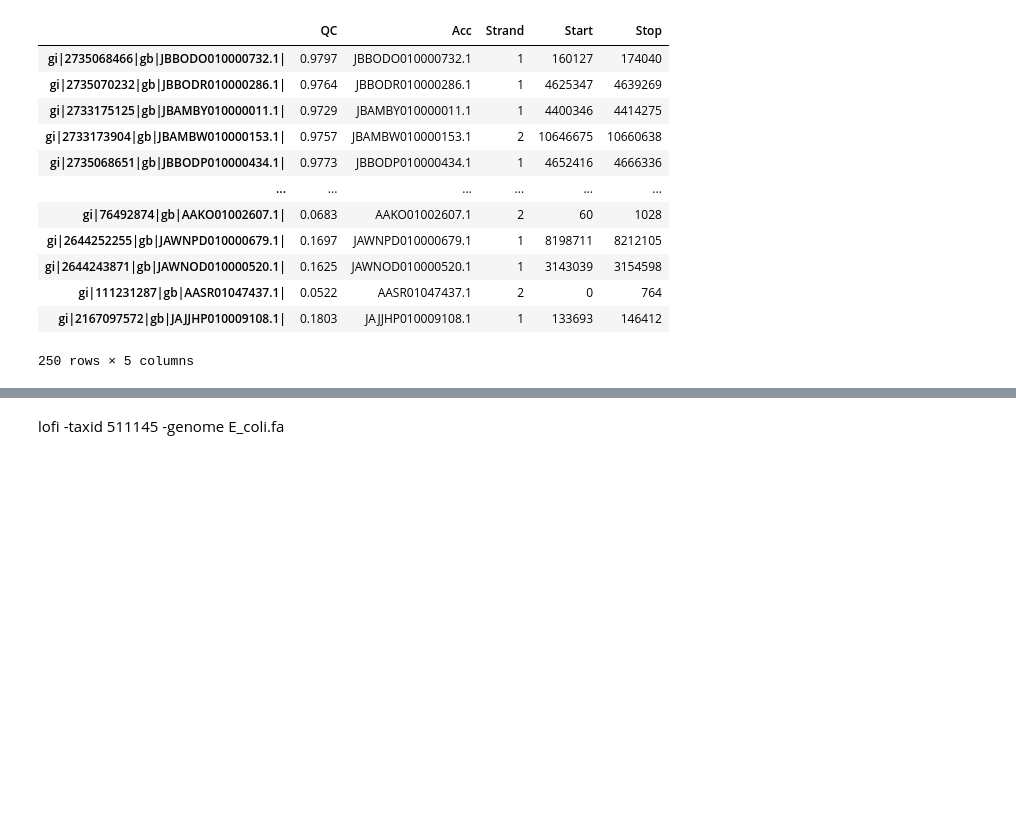
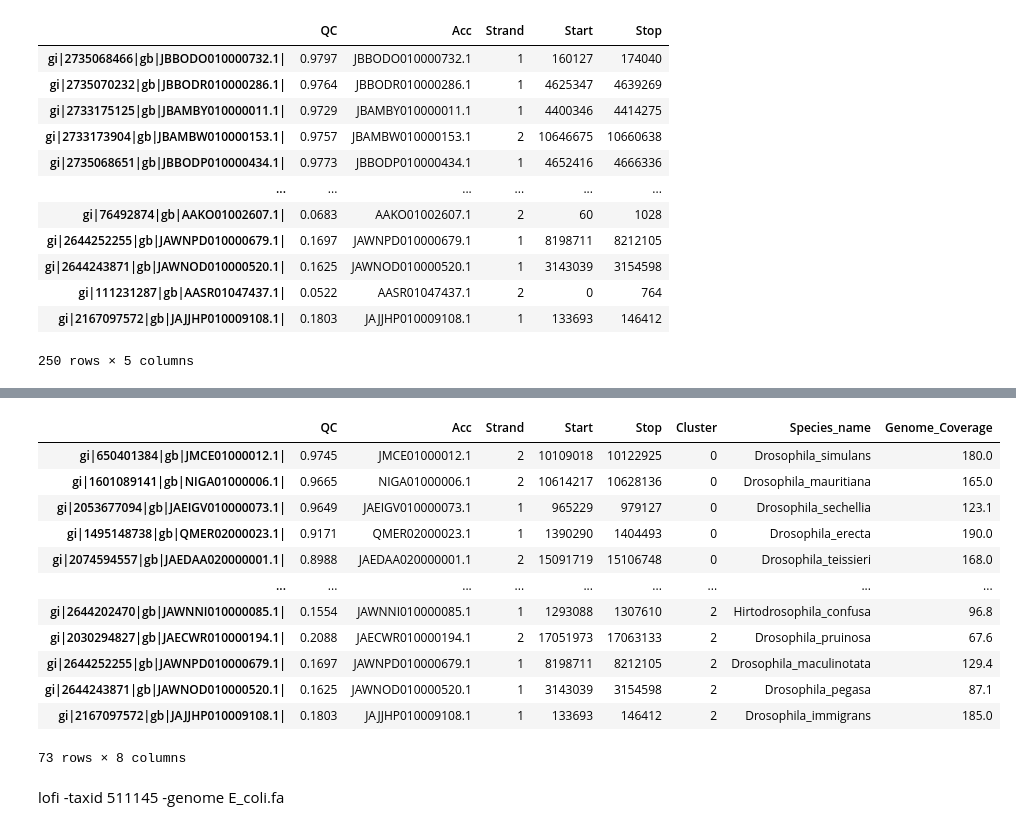
Before and after one commit to ArtemVaska/Diploma, a Jupyter notebook: Scripts/bachelor_repeat.ipynb, the cells around one changed output, grey strips where cells are left out. Cells and saved outputs as stored; diff of their text form; code cells hidden in the pictures; blank space fills up the shorter version.

```diff
--- a/Scripts/bachelor_repeat.ipynb
+++ b/Scripts/bachelor_repeat.ipynb
@@ -280,0 +302,20 @@ qcs_df_upd_filtered_clustered
+# %%
+qcs_df_upd_filtered_clustered_coverages_max = select_max_ids(qcs_df_upd_filtered_clustered_coverages)
+# %%
+qcs_df_upd_filtered_clustered_coverages_max_filtered = filter_genome_coverages(qcs_df_upd_filtered_clustered_coverages_max, genome_coverage_threshold=50)
+# %%
+qcs_df_upd_filtered_clustered_coverages_max_filtered
+# %% [output]
+|  | QC | Acc | Strand | Start | Stop | Cluster | Species_name | Genome_Coverage |
+| gi|650401384|gb|JMCE01000012.1| | 0.9745 | JMCE01000012.1 | 2 | 10109018 | 10122925 | 0 | Drosophila_simulans | 180.0 |
+| gi|1601089141|gb|NIGA01000006.1| | 0.9665 | NIGA01000006.1 | 2 | 10614217 | 10628136 | 0 | Drosophila_mauritiana | 165.0 |
+| gi|2053677094|gb|JAEIGV010000073.1| | 0.9649 | JAEIGV010000073.1 | 1 | 965229 | 979127 | 0 | Drosophila_sechellia | 123.1 |
+| gi|1495148738|gb|QMER02000023.1| | 0.9171 | QMER02000023.1 | 1 | 1390290 | 1404493 | 0 | Drosophila_erecta | 190.0 |
+| gi|2074594557|gb|JAEDAA020000001.1| | 0.8988 | JAEDAA020000001.1 | 2 | 15091719 | 15106748 | 0 | Drosophila_teissieri | 168.0 |
+| ... | ... | ... | ... | ... | ... | ... | ... | ... |
+| gi|2644202470|gb|JAWNNI010000085.1| | 0.1554 | JAWNNI010000085.1 | 1 | 1293088 | 1307610 | 2 | Hirtodrosophila_confusa | 96.8 |
+| gi|2030294827|gb|JAECWR010000194.1| | 0.2088 | JAECWR010000194.1 | 2 | 17051973 | 17063133 | 2 | Drosophila_pruinosa | 67.6 |
+| gi|2644252255|gb|JAWNPD010000679.1| | 0.1697 | JAWNPD010000679.1 | 1 | 8198711 | 8212105 | 2 | Drosophila_maculinotata | 129.4 |
+| gi|2644243871|gb|JAWNOD010000520.1| | 0.1625 | JAWNOD010000520.1 | 1 | 3143039 | 3154598 | 2 | Drosophila_pegasa | 87.1 |
+| gi|2167097572|gb|JAJJHP010009108.1| | 0.1803 | JAJJHP010009108.1 | 1 | 133693 | 146412 | 2 | Drosophila_immigrans | 185.0 |
+73 rows × 8 columns
```
Also changed, not shown: parts of 16 cells of this notebook, 3 other files.
